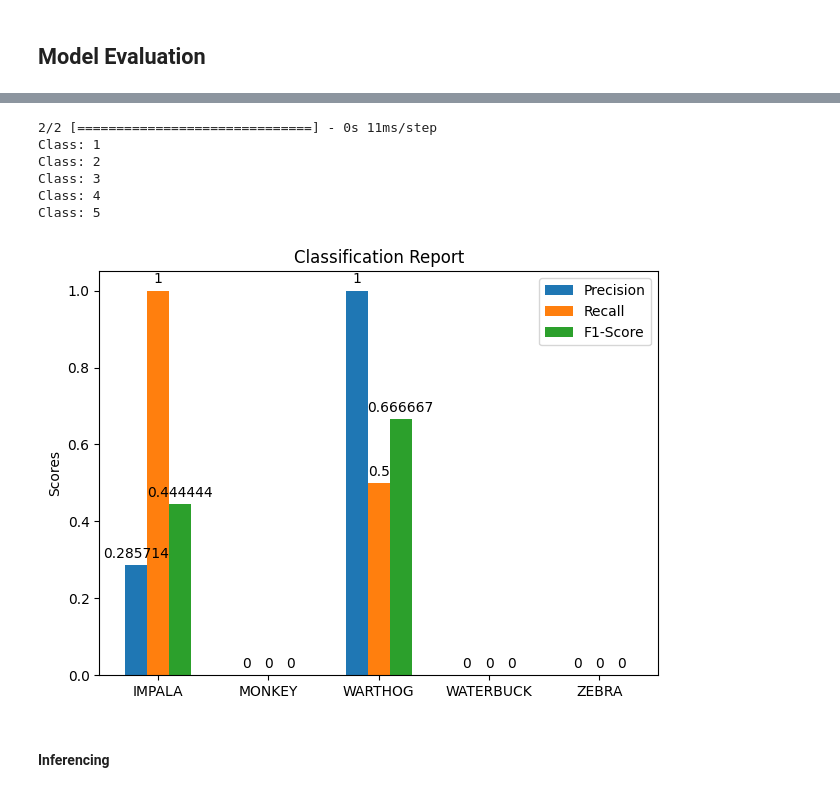
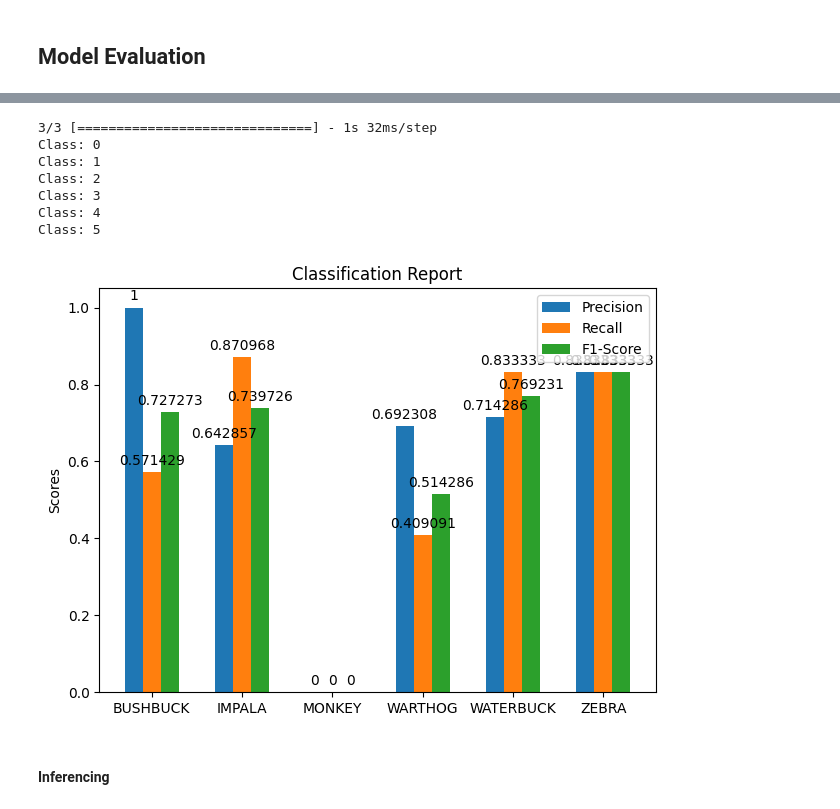
Before and after one commit to DeKUT-DSAIL/dsail-tech4wildlife, a Jupyter notebook: PART-2/camera_trap_tutorial.ipynb, the cells around one changed output, grey strips where cells are left out. Saved outputs shown, nothing was run; the diff lists cells and outputs as text; code cells hidden in the pictures.

Commit message:
tflite evaluation low score

```diff
--- a/PART-2/camera_trap_tutorial.ipynb
+++ b/PART-2/camera_trap_tutorial.ipynb
@@ -261,63 +262,15 @@ weighted avg       0.51      0.44      0.40         9
-# %%
-
-y_pred = model.predict(test_images, batch_size=6, verbose=1)
-y_pred_bool = np.argmax(y_pred, axis=1)
-
-# Generate classification report
-report = classification_report(test_labels, y_pred_bool, output_dict=True)
-
-# Extract class names and metrics from the report
-class_names = [str(label) for label in list(report.keys())[:-3]]  # Exclude 'macro avg', 'weighted avg', etc.
-precision = []
-recall = []
-f1_score = []
-
-for label in class_names:
-    print(f'Class: {label}')
-    try:
-        precision.append(report[label]['precision'])
-    except KeyError:
-        precision.append(0)  # Handle missing precision with a default value
-
-    try:
-        recall.append(report[label]['recall'])
-    except KeyError:
-        recall.append(0)  # Handle missing recall with a default value
-
-    try:
-        f1_score.append(report[label]['f1-score'])
-    except KeyError:
-        f1_score.append(0)  # Handle missing F1-score with a default value
-
-# Create a bar plot using Matplotlib
-x = np.arange(len(class_names))
-width = 0.2
-
-fig, ax = plt.subplots()
-rects1 = ax.bar(x - width, precision, width, label='Precision')
-rects2 = ax.bar(x, recall, width, label='Recall')
-rects3 = ax.bar(x + width, f1_score, width, label='F1-Score')
-
-ax.set_ylabel('Scores')
-ax.set_title('Classification Report')
-ax.set_xticks(x)
-ax.set_xticklabels([labels[int(label)] for label in class_names])  # Using custom class labels
-ax.legend()
-
-ax.bar_label(rects1, padding=3)
-ax.bar_label(rects2, padding=3)
-ax.bar_label(rects3, padding=3)
-
-fig.tight_layout()
-
-plt.show()
-# %% [output]
-2/2 [==============================] - 0s 11ms/step
-Class: 1
-Class: 2
-Class: 3
-Class: 4
-Class: 5
-[figure, removed]
+# %%
+model = tf.keras.models.load_model('mobileweights_6classes3.h5')
+
+helper.plot_classification_report(model, test_tensors)
+# %% [output]
+3/3 [==============================] - 1s 32ms/step
+Class: 0
+Class: 1
+Class: 2
+Class: 3
+Class: 4
+Class: 5
+[figure, added]
 # %% [markdown]
 #### Inferencing
```
Also changed, not shown: parts of 15 cells of this notebook.
